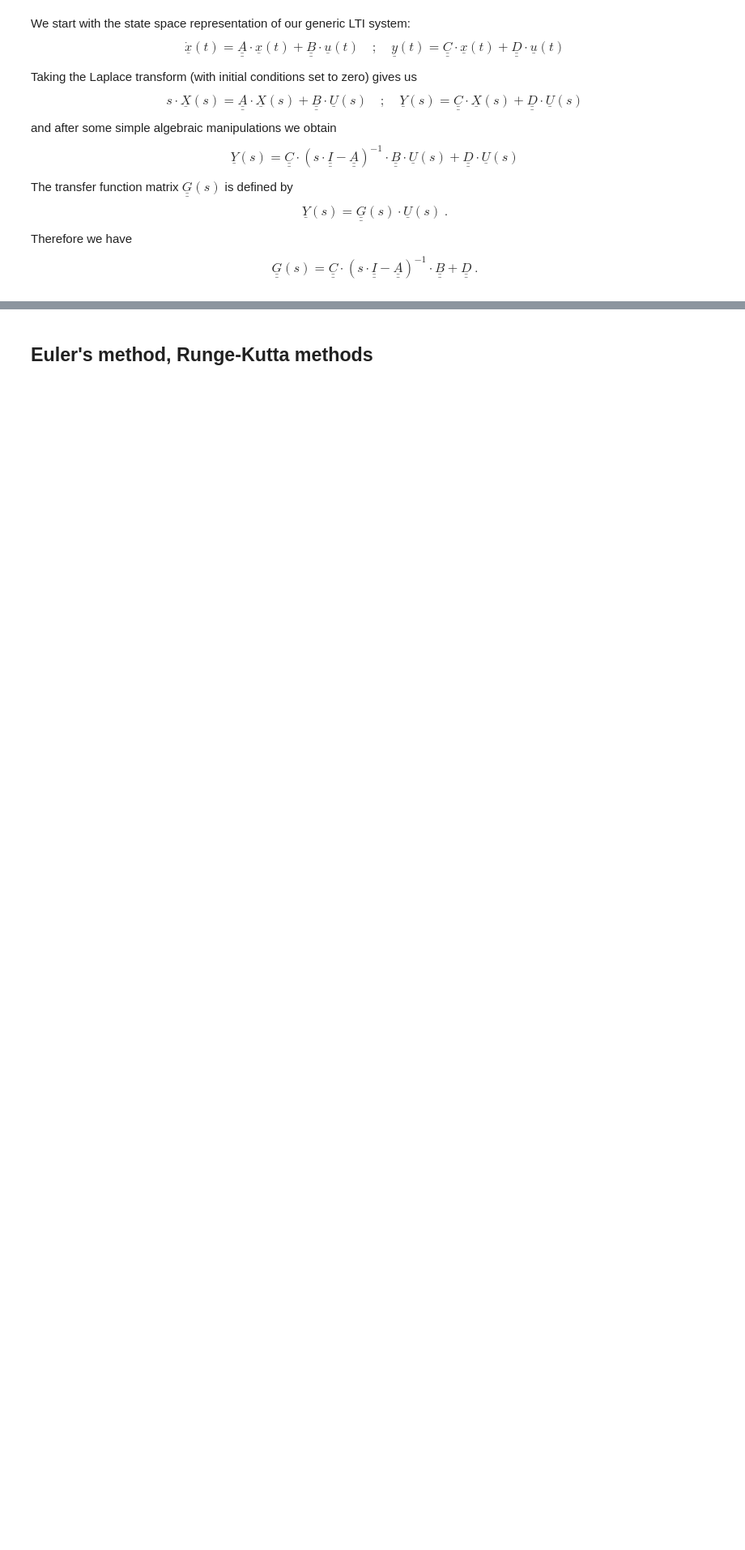
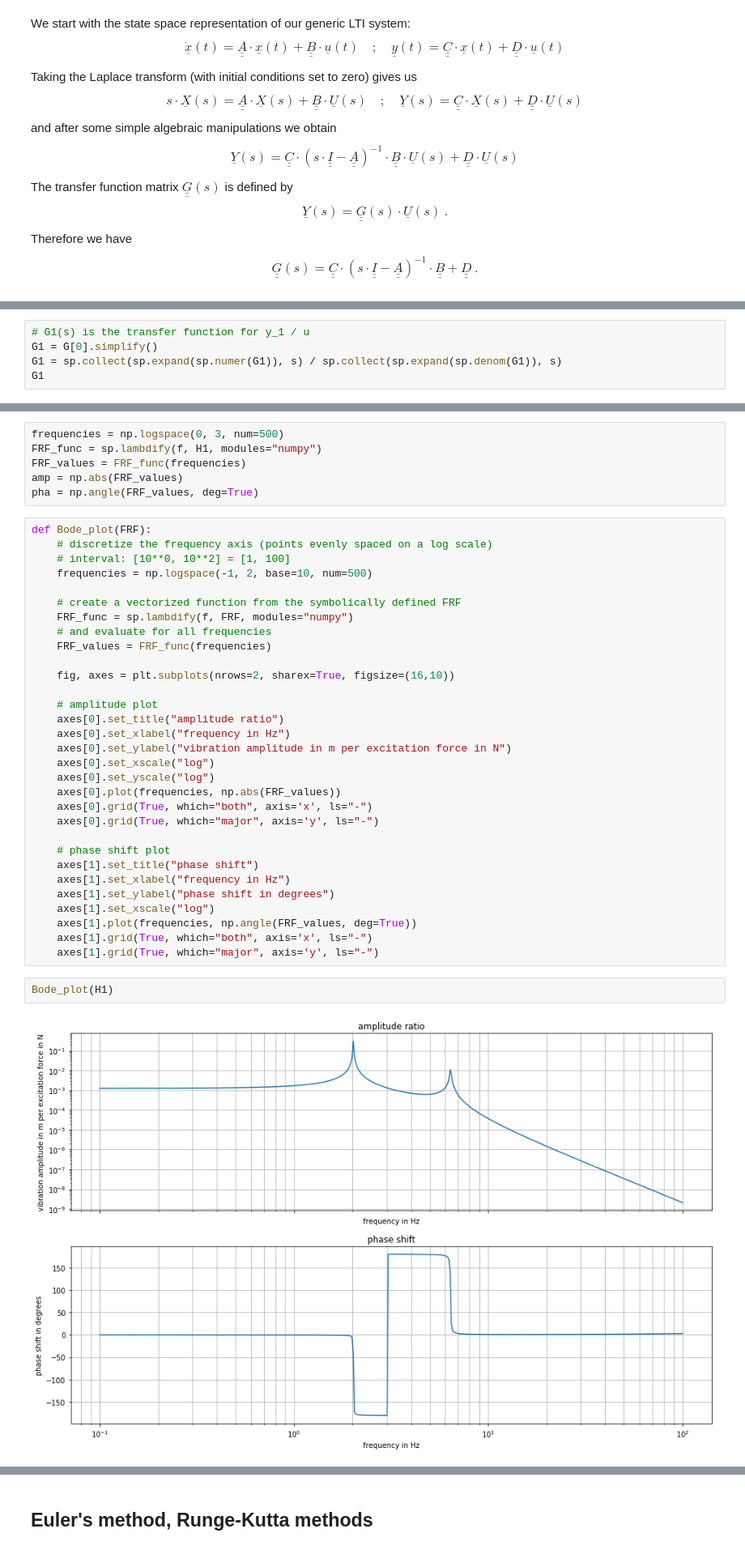
Before and after one commit to MarkusLohmayer/LTI-tutorial, a Jupyter notebook: LTI-tutorial.ipynb, the cells around one changed output, grey strips where cells are left out. Shown: that part at 81% size. Saved outputs shown, nothing was run; the diff lists cells and outputs as text; blank space fills up the shorter version.

```diff
--- a/LTI-tutorial.ipynb
+++ b/LTI-tutorial.ipynb
@@ -1005,0 +999,5 @@ G1
+# %%
+# G1(s) is the transfer function for y_1 / u
+G1 = G[0].simplify()
+G1 = sp.collect(sp.expand(sp.numer(G1)), s) / sp.collect(sp.expand(sp.denom(G1)), s)
+G1
@@ -1073,0 +1041,41 @@ If we set $s = i \cdot \omega$, i.e. by setting the real part to zero, we obtain
+# %%
+frequencies = np.logspace(0, 3, num=500)
+FRF_func = sp.lambdify(f, H1, modules="numpy")
+FRF_values = FRF_func(frequencies)
+amp = np.abs(FRF_values)
+pha = np.angle(FRF_values, deg=True)
+# %%
+def Bode_plot(FRF):
+    # discretize the frequency axis (points evenly spaced on a log scale)
+    # interval: [10**0, 10**2] = [1, 100]
+    frequencies = np.logspace(-1, 2, base=10, num=500)
+
+    # create a vectorized function from the symbolically defined FRF
+    FRF_func = sp.lambdify(f, FRF, modules="numpy")
+    # and evaluate for all frequencies
+    FRF_values = FRF_func(frequencies)
+
+    fig, axes = plt.subplots(nrows=2, sharex=True, figsize=(16,10))
+
+    # amplitude plot
+    axes[0].set_title("amplitude ratio")
+    axes[0].set_xlabel("frequency in Hz")
+    axes[0].set_ylabel("vibration amplitude in m per excitation force in N")
+    axes[0].set_xscale("log")
+    axes[0].set_yscale("log")
+    axes[0].plot(frequencies, np.abs(FRF_values))
+    axes[0].grid(True, which="both", axis='x', ls="-")
+    axes[0].grid(True, which="major", axis='y', ls="-")
+
+    # phase shift plot
+    axes[1].set_title("phase shift")
+    axes[1].set_xlabel("frequency in Hz")
+    axes[1].set_ylabel("phase shift in degrees")
+    axes[1].set_xscale("log")
+    axes[1].plot(frequencies, np.angle(FRF_values, deg=True))
+    axes[1].grid(True, which="both", axis='x', ls="-")
+    axes[1].grid(True, which="major", axis='y', ls="-")
+# %%
+Bode_plot(H1)
+# %% [output]
+[figure, added]
```
Also changed, not shown: parts of 21 cells of this notebook.
